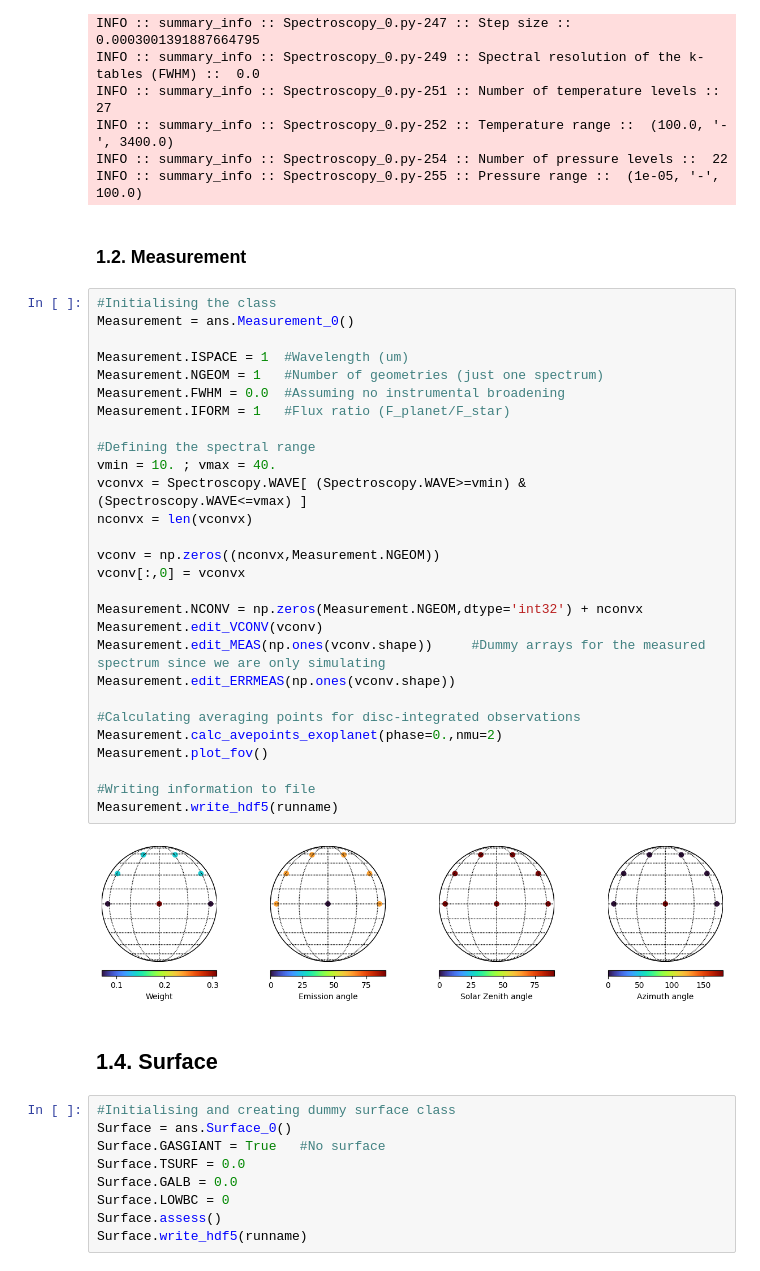
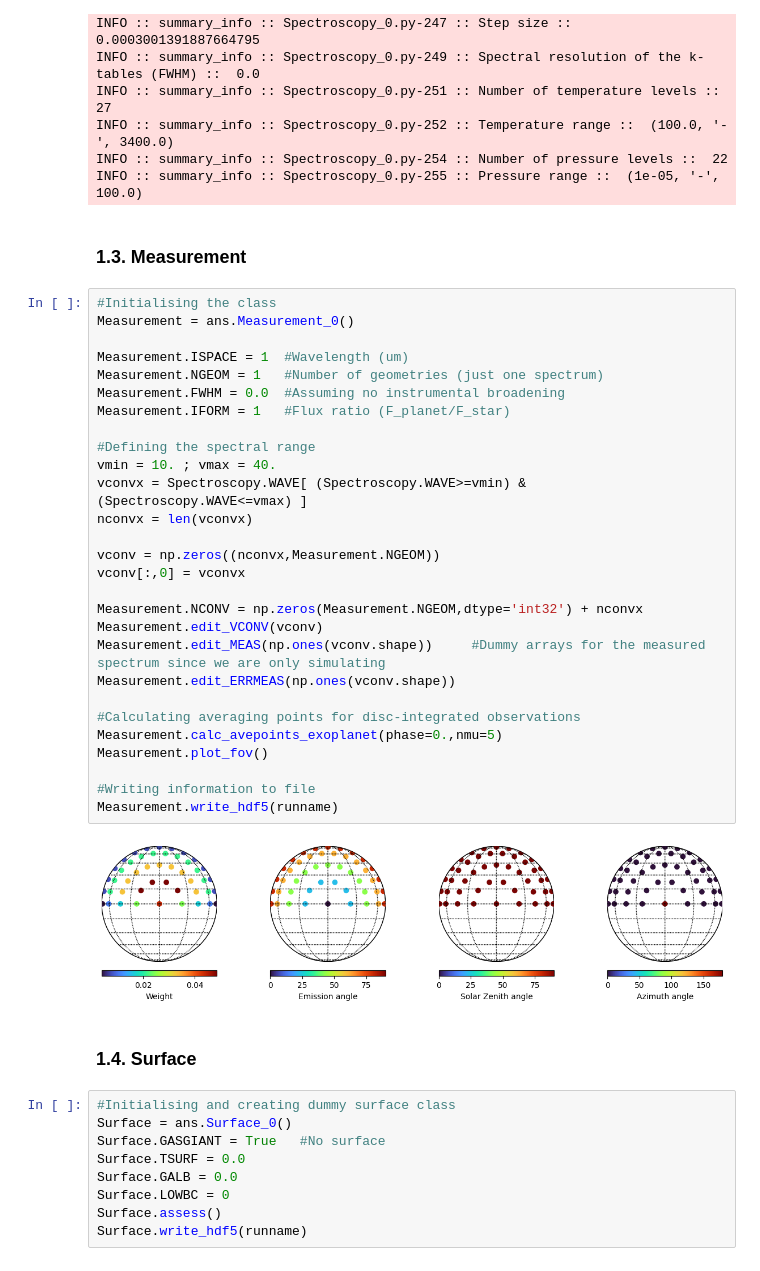
Before and after one commit to juanaldayparejo/archnemesis-dist, a Jupyter notebook: docs/examples/Exoplanet_thermal_emission/exoplanet.ipynb, the cells around one changed output. Saved outputs shown, nothing was run; the diff lists cells and outputs as text.

Commit message:
fixing issue in exoplanet example notebooks

```diff
--- a/docs/examples/Exoplanet_thermal_emission/exoplanet.ipynb
+++ b/docs/examples/Exoplanet_thermal_emission/exoplanet.ipynb
@@ -128,39 +128,39 @@ INFO :: summary_info :: Spectroscopy_0.py-252 :: Temperature range ::  (100.0, '
 INFO :: summary_info :: Spectroscopy_0.py-254 :: Number of pressure levels ::  22
 INFO :: summary_info :: Spectroscopy_0.py-255 :: Pressure range ::  (1e-05, '-', 100.0)
 # %% [markdown]
-### 1.2. Measurement
+### 1.3. Measurement
 # %%
 #Initialising the class
 Measurement = ans.Measurement_0()
 
 Measurement.ISPACE = 1  #Wavelength (um)
 Measurement.NGEOM = 1   #Number of geometries (just one spectrum)
 Measurement.FWHM = 0.0  #Assuming no instrumental broadening
 Measurement.IFORM = 1   #Flux ratio (F_planet/F_star)
 
 #Defining the spectral range
 vmin = 10. ; vmax = 40.
 vconvx = Spectroscopy.WAVE[ (Spectroscopy.WAVE>=vmin) & (Spectroscopy.WAVE<=vmax) ]
 nconvx = len(vconvx)
 
 vconv = np.zeros((nconvx,Measurement.NGEOM))
 vconv[:,0] = vconvx
 
 Measurement.NCONV = np.zeros(Measurement.NGEOM,dtype='int32') + nconvx
 Measurement.edit_VCONV(vconv)
 Measurement.edit_MEAS(np.ones(vconv.shape))     #Dummy arrays for the measured spectrum since we are only simulating
 Measurement.edit_ERRMEAS(np.ones(vconv.shape))
 
 #Calculating averaging points for disc-integrated observations
-Measurement.calc_avepoints_exoplanet(phase=0.,nmu=2)
+Measurement.calc_avepoints_exoplanet(phase=0.,nmu=5)
 Measurement.plot_fov()
 
 #Writing information to file
 Measurement.write_hdf5(runname)
 # %% [output]
-[figure, old version]
+[figure, new version]
 # %% [markdown]
-## 1.4. Surface
+### 1.4. Surface
 # %%
 #Initialising and creating dummy surface class
 Surface = ans.Surface_0()
```
Also changed, not shown: parts of 10 cells of this notebook, 1 other file.
